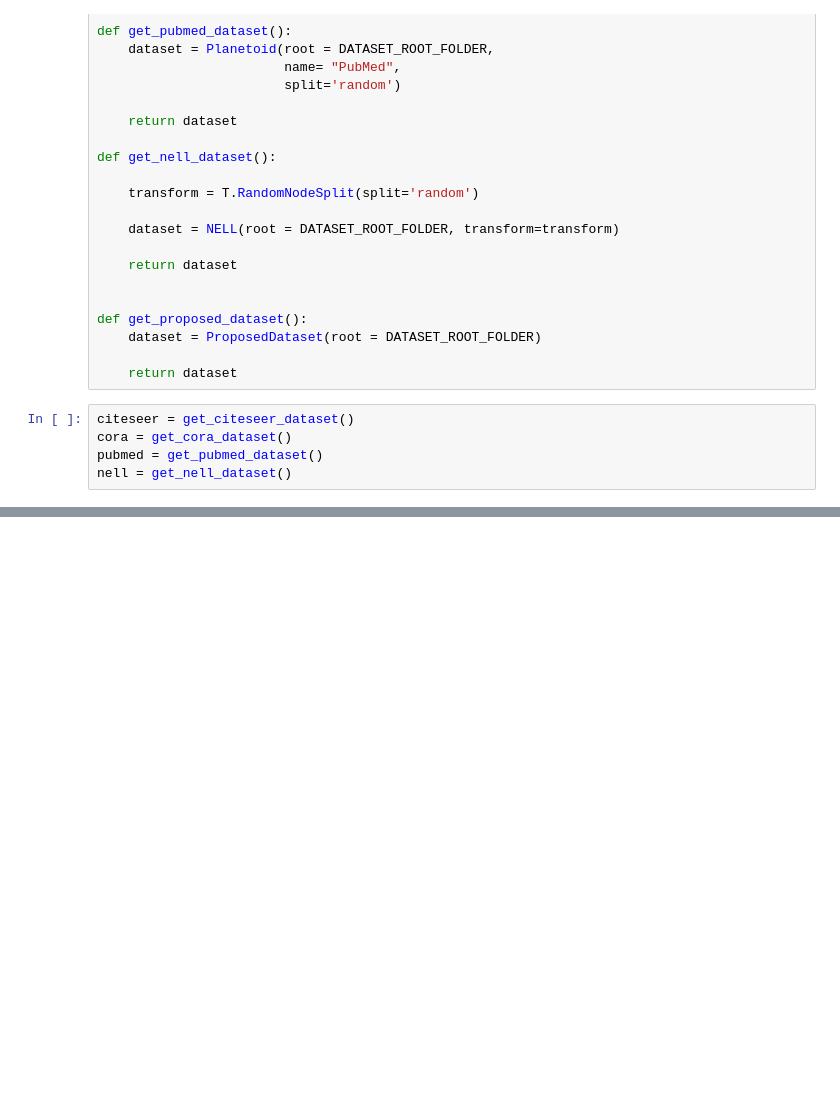
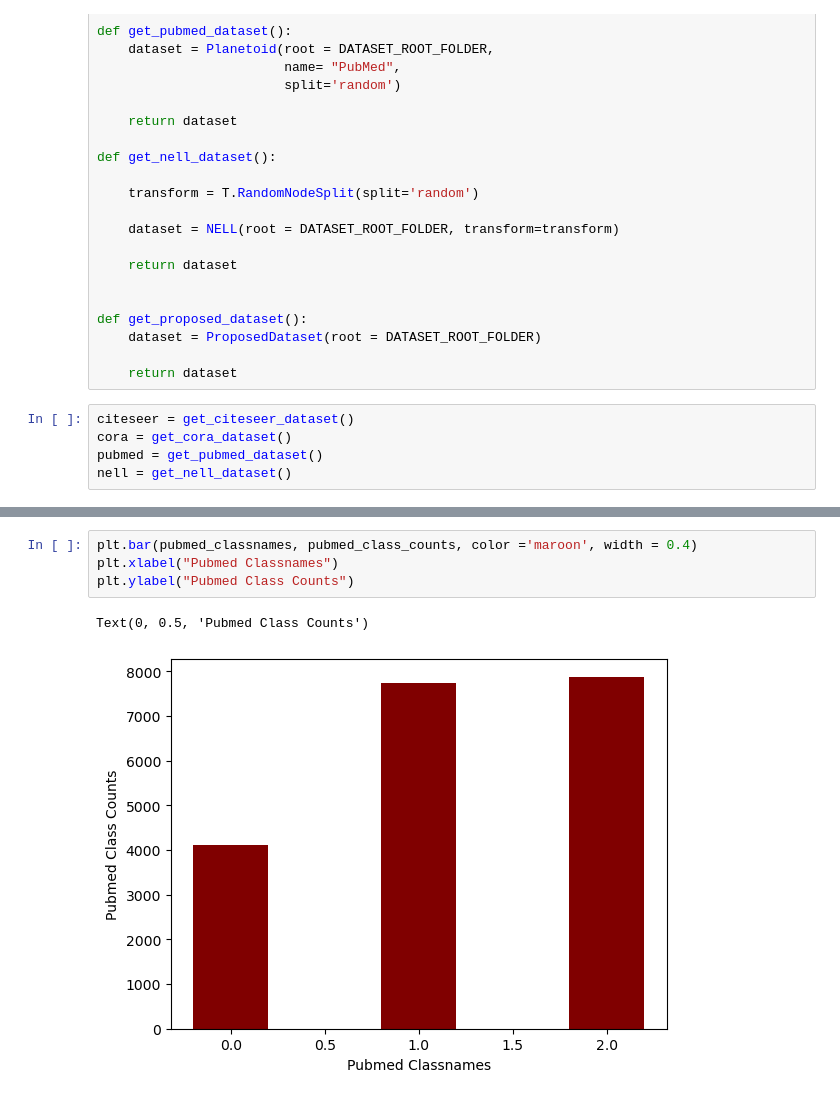
Before and after one commit to liiniix/MSThesisCode, a Jupyter notebook: data_statistics.ipynb, the cells around one changed output, grey strips where cells are left out. Cells and saved outputs as stored; diff of their text form; blank space fills up the shorter version.

```diff
--- a/data_statistics.ipynb
+++ b/data_statistics.ipynb
@@ -52,0 +72,7 @@ tensor([0, 1, 2, 3, 4, 5])
+# %%
+plt.bar(pubmed_classnames, pubmed_class_counts, color ='maroon', width = 0.4)
+plt.xlabel("Pubmed Classnames")
+plt.ylabel("Pubmed Class Counts")
+# %% [output]
+Text(0, 0.5, 'Pubmed Class Counts')
+[figure, added]
```
Also changed, not shown: parts of 6 cells of this notebook.
